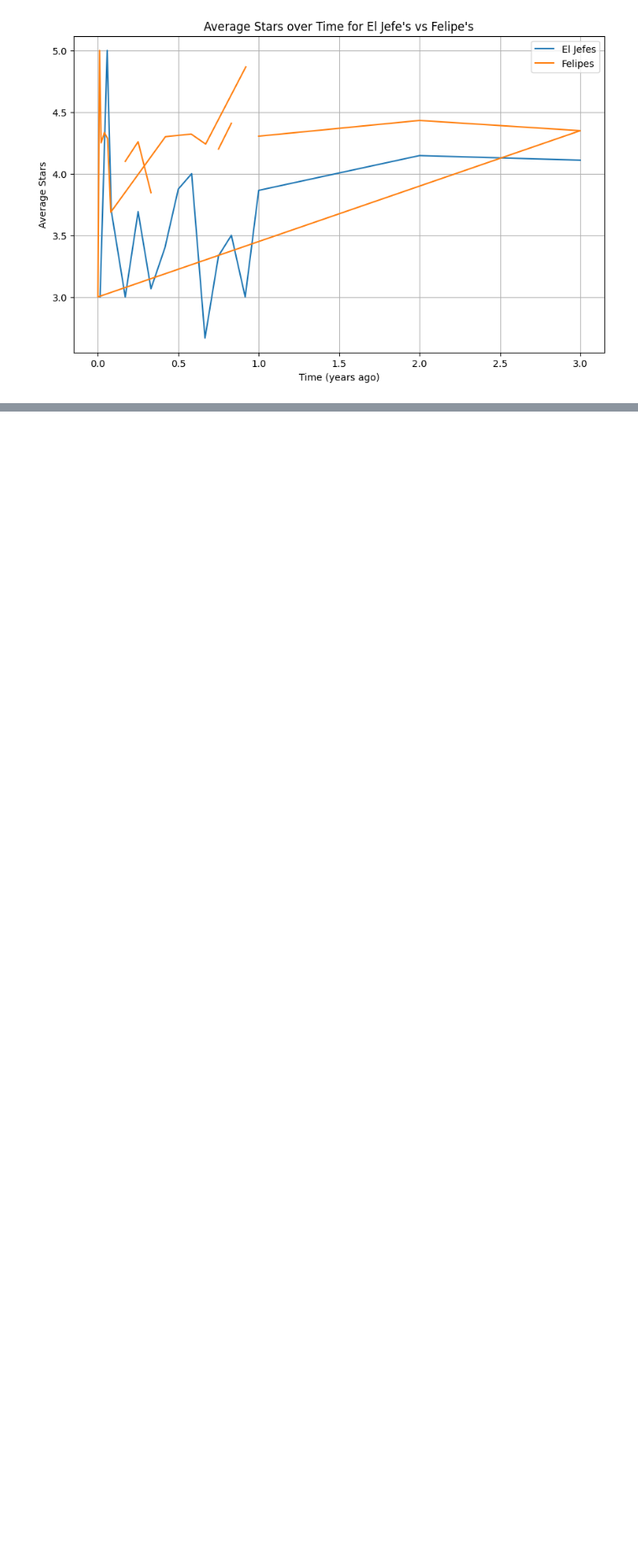
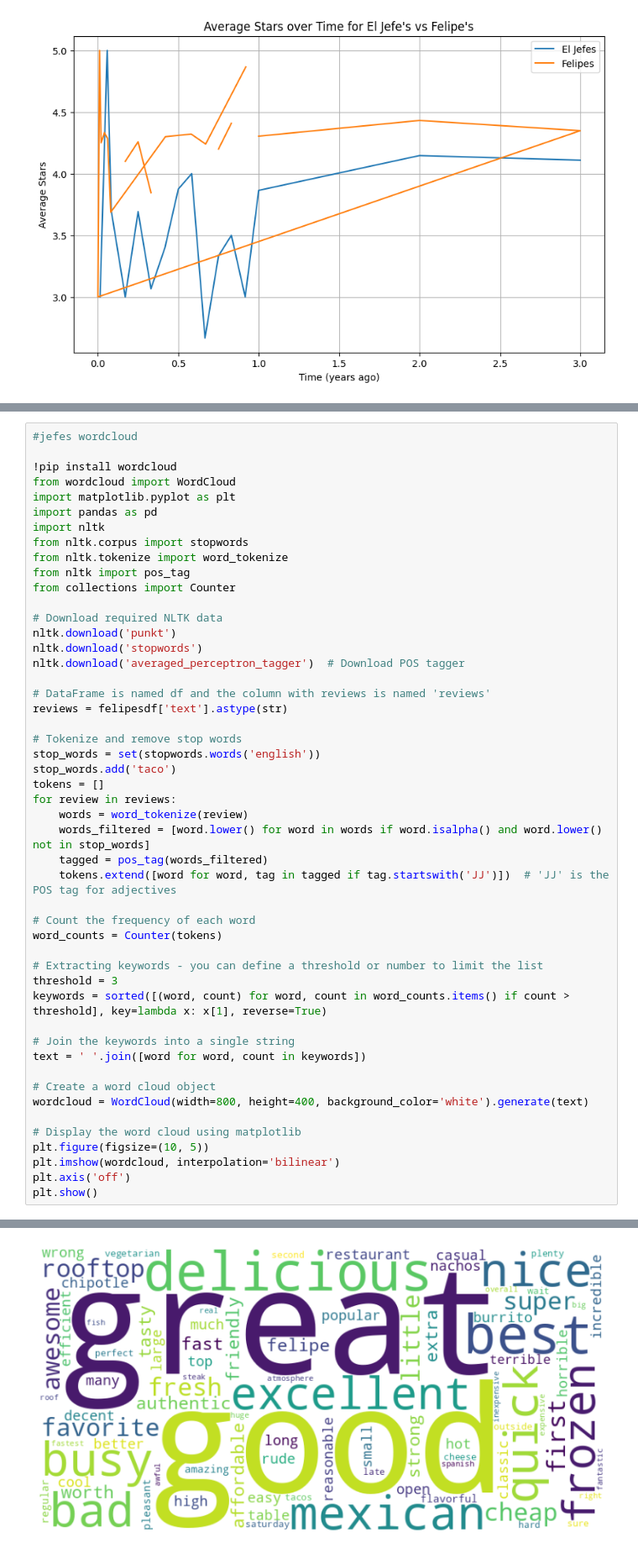
Before and after one commit to jocelynshek/harvard-restaurants, a Jupyter notebook: deepnote/HODP_Restaurant_Analysis/Notebook 1.ipynb, the cells around one changed output, grey strips where cells are left out. Shown at 84% size. Drawn from its saved outputs; the diff is of its cells as text; blank space fills up the shorter version.

```diff
--- a/deepnote/HODP_Restaurant_Analysis/Notebook 1.ipynb
+++ b/deepnote/HODP_Restaurant_Analysis/Notebook 1.ipynb
@@ -81,0 +185,50 @@ plt.show()
+# %%
+#jefes wordcloud
+
+!pip install wordcloud
+from wordcloud import WordCloud
+import matplotlib.pyplot as plt
+import pandas as pd
+import nltk
+from nltk.corpus import stopwords
+from nltk.tokenize import word_tokenize
+from nltk import pos_tag
+from collections import Counter
+
+# Download required NLTK data
+nltk.download('punkt')
+nltk.download('stopwords')
+nltk.download('averaged_perceptron_tagger')  # Download POS tagger
+
+# DataFrame is named df and the column with reviews is named 'reviews'
+reviews = felipesdf['text'].astype(str)
+
+# Tokenize and remove stop words
+stop_words = set(stopwords.words('english'))
+stop_words.add('taco')
+tokens = []
+for review in reviews:
+    words = word_tokenize(review)
+    words_filtered = [word.lower() for word in words if word.isalpha() and word.lower() not in stop_words]
+    tagged = pos_tag(words_filtered)
+    tokens.extend([word for word, tag in tagged if tag.startswith('JJ')])  # 'JJ' is the POS tag for adjectives
+
+# Count the frequency of each word
+word_counts = Counter(tokens)
+
+# Extracting keywords - you can define a threshold or number to limit the list
+threshold = 3
+keywords = sorted([(word, count) for word, count in word_counts.items() if count > threshold], key=lambda x: x[1], reverse=True)
+
+# Join the keywords into a single string
+text = ' '.join([word for word, count in keywords])
+
+# Create a word cloud object
+wordcloud = WordCloud(width=800, height=400, background_color='white').generate(text)
+
+# Display the word cloud using matplotlib
+plt.figure(figsize=(10, 5))
+plt.imshow(wordcloud, interpolation='bilinear')
+plt.axis('off')
+plt.show()
+# %% [output]
@@ -81,0 +252 @@ plt.show()
+[figure, added]
```
Also changed, not shown: parts of 11 cells of this notebook.
